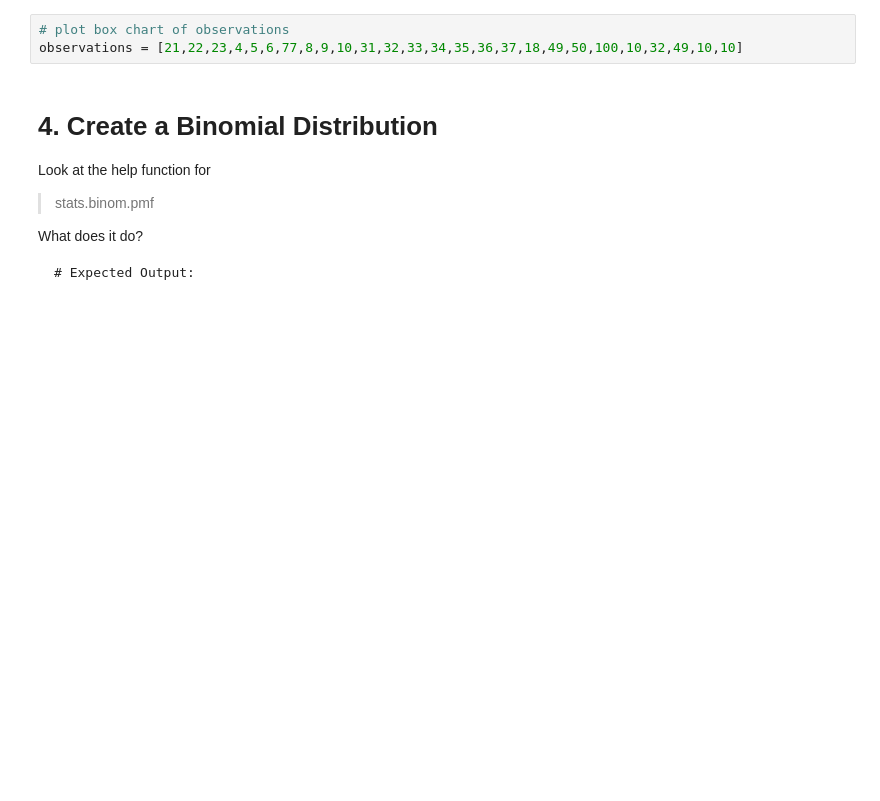
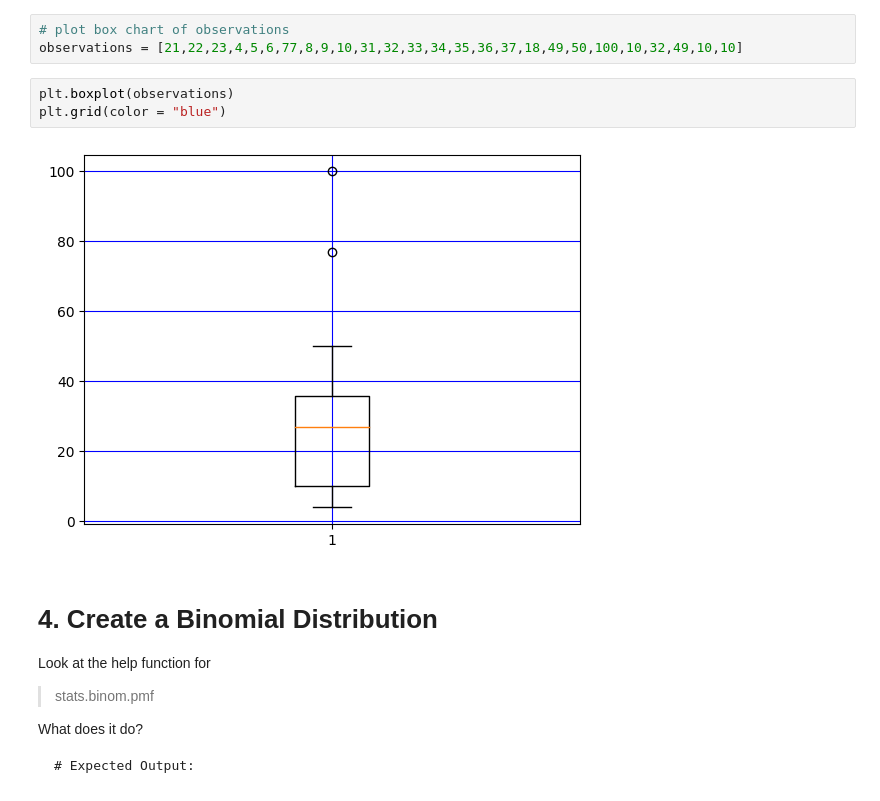
Before and after one commit to CDan07/IOD, a Jupyter notebook: Labs/Module 1/IOD_Lab-1.1.4 Statistics - part 2.ipynb, the cells around one changed output. Cells and saved outputs as stored; diff of their text form; blank space fills up the shorter version.

```diff
--- a/Labs/Module 1/IOD_Lab-1.1.4 Statistics - part 2.ipynb
+++ b/Labs/Module 1/IOD_Lab-1.1.4 Statistics - part 2.ipynb
@@ -70,6 +77,11 @@ mean of observations = 28.884615384615383
 # %%
 # plot box chart of observations
 observations = [21,22,23,4,5,6,77,8,9,10,31,32,33,34,35,36,37,18,49,50,100,10,32,49,10,10]
+# %%
+plt.boxplot(observations)
+plt.grid(color = "blue")
+# %% [output]
+[figure, added]
 # %% [markdown]
 # 4. Create a Binomial Distribution
 
```
Also changed, not shown: parts of 7 cells of this notebook.
